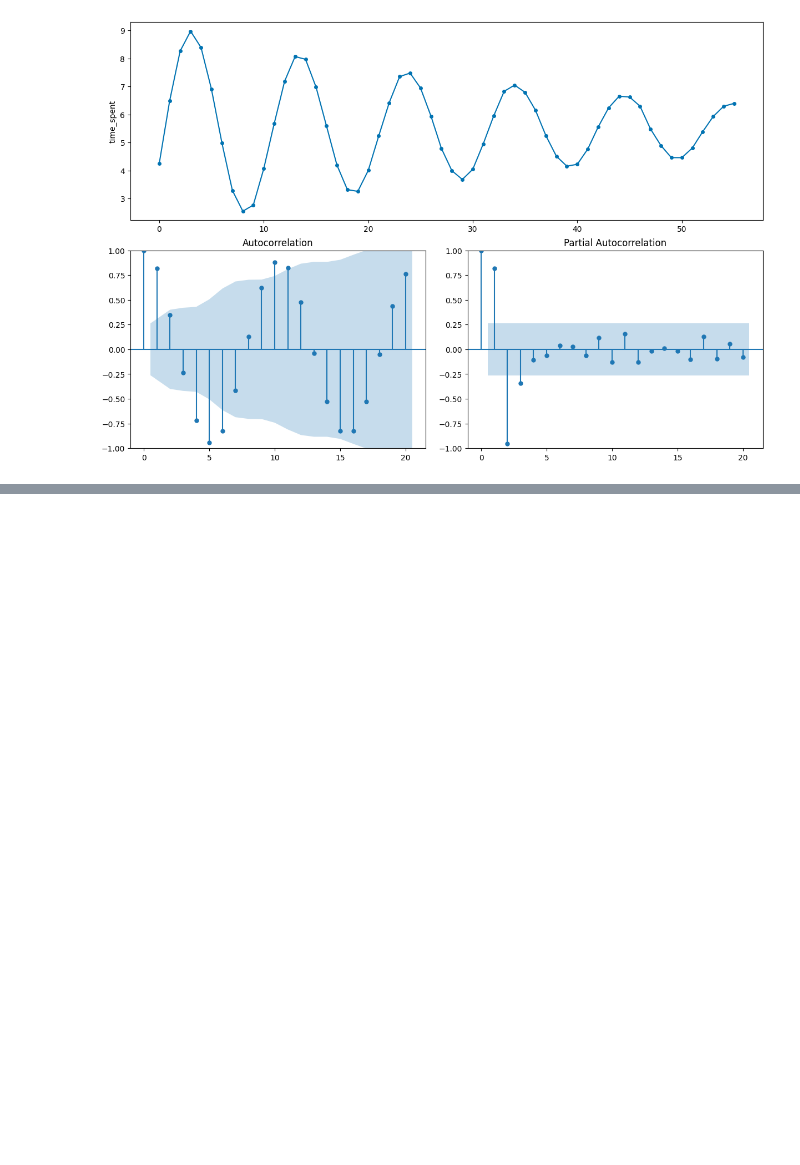
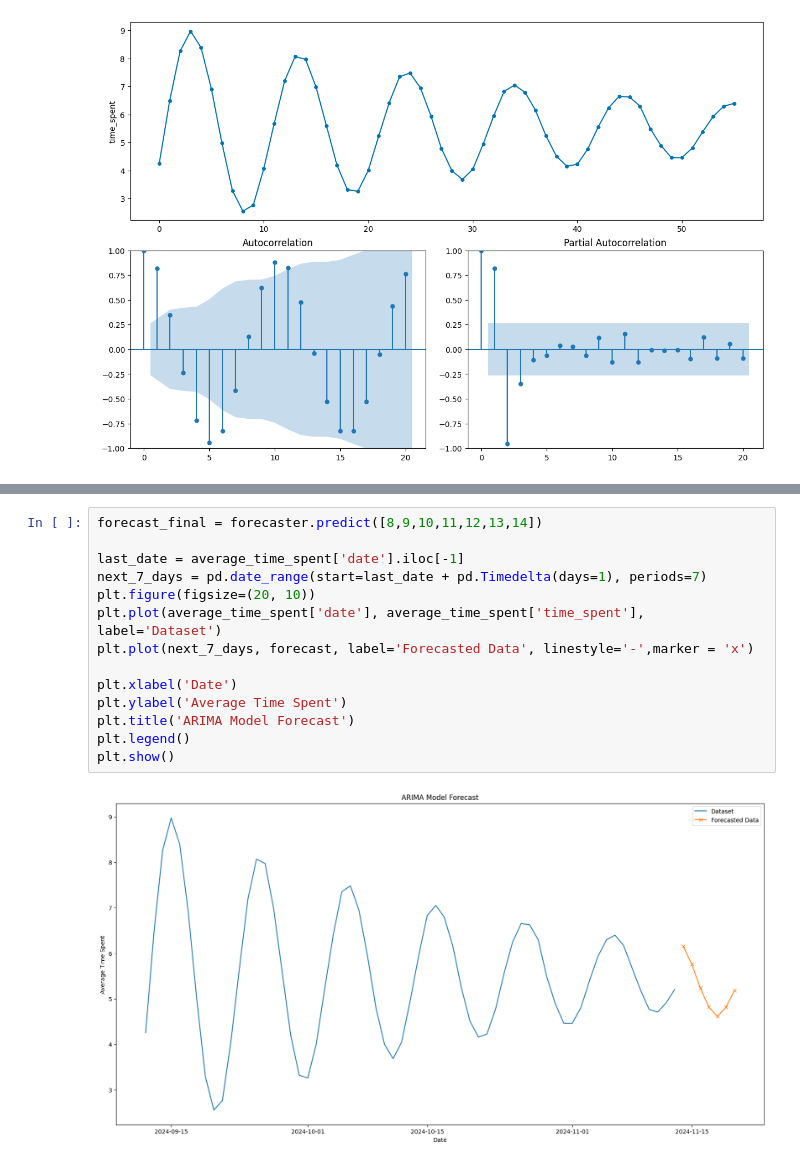
Before and after one commit to dheerajkumar2005/Time-Series-Forecasting-and-Modeling, a Jupyter notebook: Q1/Q1b.ipynb, the cells around one changed output, grey strips where cells are left out. Drawn from its saved outputs; the diff is of its cells as text; blank space fills up the shorter version.

```diff
--- a/Q1/Q1b.ipynb
+++ b/Q1/Q1b.ipynb
@@ -210,0 +214,16 @@ Mean Absolute Percentage Error: 0.011636478298819213
+# %%
+forecast_final = forecaster.predict([8,9,10,11,12,13,14])
+
+last_date = average_time_spent['date'].iloc[-1]
+next_7_days = pd.date_range(start=last_date + pd.Timedelta(days=1), periods=7)
+plt.figure(figsize=(20, 10))
+plt.plot(average_time_spent['date'], average_time_spent['time_spent'], label='Dataset')
+plt.plot(next_7_days, forecast, label='Forecasted Data', linestyle='-',marker = 'x')
+
+plt.xlabel('Date')
+plt.ylabel('Average Time Spent')
+plt.title('ARIMA Model Forecast')
+plt.legend()
+plt.show()
+# %% [output]
+[figure, added]
```
Also changed, not shown: parts of 8 cells of this notebook, 2 other files.
